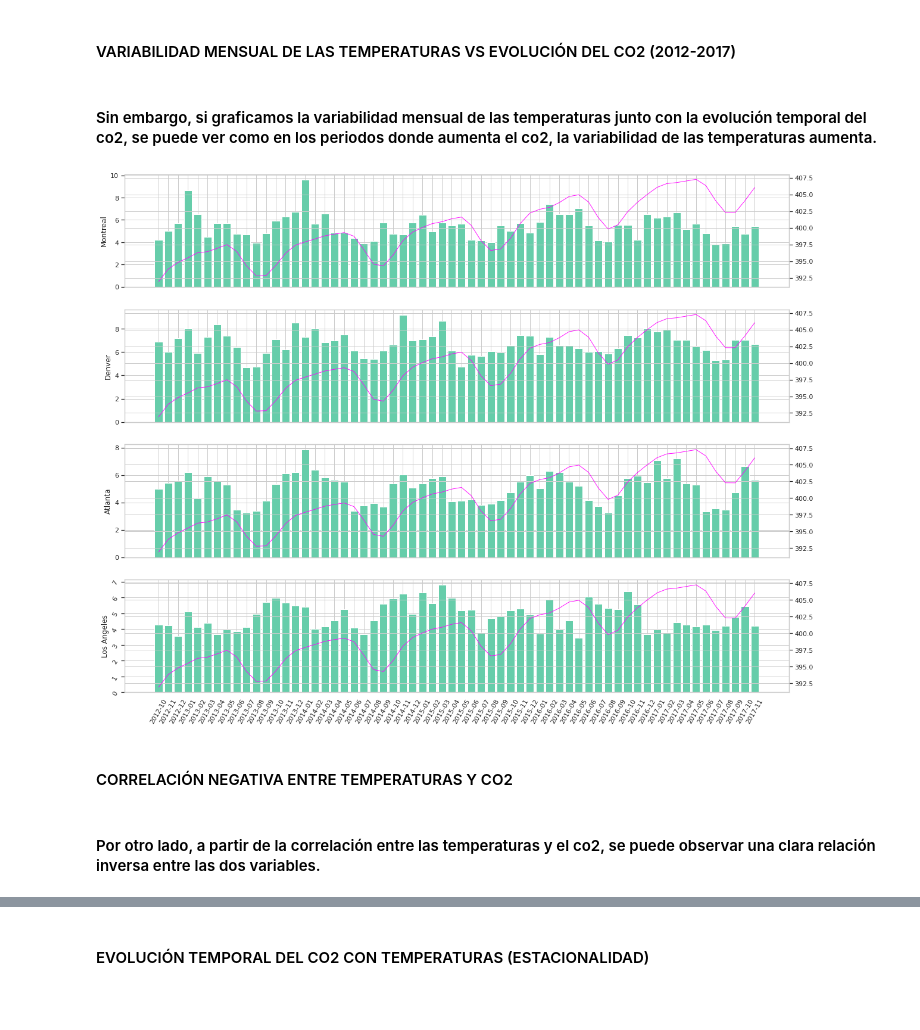
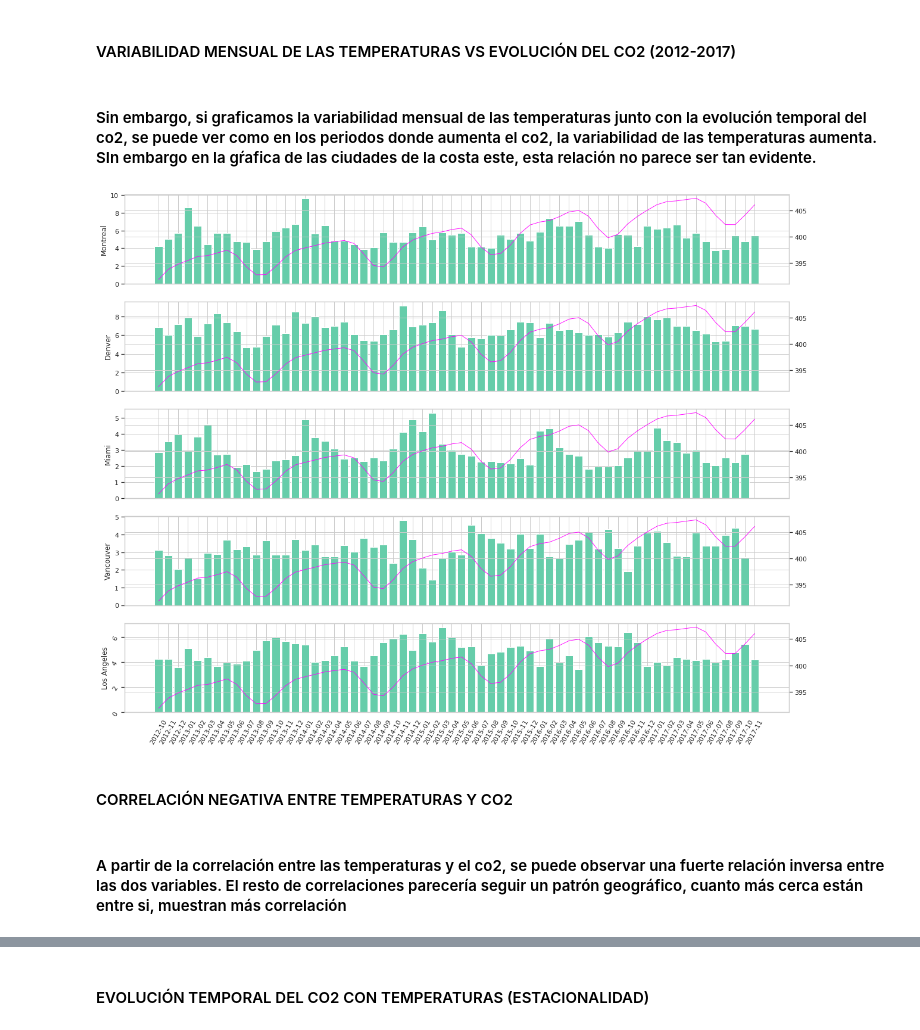
Before and after one commit to JulianTrufero/CO2-and-Temperatures-Seasonality, a Jupyter notebook: visualizations.ipynb, the cells around one changed output, grey strips where cells are left out. Cells and saved outputs as stored; diff of their text form; code cells hidden in the pictures; blank space fills up the shorter version.

```diff
--- a/visualizations.ipynb
+++ b/visualizations.ipynb
@@ -55,38 +119,44 @@ sns.lineplot(x="Date", y="Los Angeles", data=temc, ax=axs[4]).set_xticklabels(la
 # %% [markdown]
 #### VARIABILIDAD MENSUAL DE LAS TEMPERATURAS VS EVOLUCIÓN DEL CO2 (2012-2017)
 # %% [markdown]
-#### Sin embargo, si graficamos la variabilidad mensual de las temperaturas junto con la evolución temporal del co2, se puede ver como en los periodos donde aumenta el co2, la variabilidad de las temperaturas aumenta.
+#### Sin embargo, si graficamos la variabilidad mensual de las temperaturas junto con la evolución temporal del co2, se puede ver como en los periodos donde aumenta el co2, la variabilidad de las temperaturas aumenta. SIn embargo en la gŕafica de las ciudades de la costa este, esta relación no parece ser tan evidente.
 # %%
-fig, ((x1, x2, x3, x4)) = plt.subplots(nrows=4, ncols=1, sharex=True, figsize=(20, 16))
+fig, ((x1, x2, x3, x4, x5)) = plt.subplots(nrows=5, ncols=1, sharex=True, figsize=(20, 16))
 
 x1.bar(volat.Date, volat.Montreal, color="mediumaquamarine")
 x1.set_ylabel('Montreal')
 x2.bar(volat.Date, volat.Denver, color="mediumaquamarine")
 x2.set_ylabel('Denver')
-x3.bar(volat.Date, volat.Atlanta, color="mediumaquamarine")
-x3.set_ylabel('Atlanta')
-x4.bar(volat.Date, volat['Los Angeles'], color="mediumaquamarine")
-x4.set_ylabel('Los Angeles')
+x3.bar(volat.Date, volat.Miami, color="mediumaquamarine")
+x3.set_ylabel('Miami')
+x4.bar(volat.Date, volat.Vancouver, color="mediumaquamarine")
+x4.set_ylabel('Vancouver')
+x5.bar(volat.Date, volat['Los Angeles'], color="mediumaquamarine")
+x5.set_ylabel('Los Angeles')
+
 
 b = x1.twinx()
 b.plot(cco2.Date, cco2['Co2 Level'], linewidth = 0.9, color="fuchsia")
 
 b = x2.twinx()
 b.plot(cco2.Date, cco2['Co2 Level'], linewidth = 0.9, color="fuchsia")
 
 b = x3.twinx()
 b.plot(cco2.Date, cco2['Co2 Level'], linewidth = 0.9, color="fuchsia")
 
 b = x4.twinx()
 b.plot(cco2.Date, cco2['Co2 Level'], linewidth = 0.9, color="fuchsia")
 
-x4.tick_params(labelrotation=60);
+b = x5.twinx()
+b.plot(cco2.Date, cco2['Co2 Level'], linewidth = 0.9, color="fuchsia")
+
+x5.tick_params(labelrotation=60);
 # %% [output]
-[figure, old version]
+[figure, new version]
 # %% [markdown]
 #### CORRELACIÓN NEGATIVA ENTRE TEMPERATURAS Y CO2
 # %% [markdown]
-#### Por otro lado, a partir de la correlación entre las temperaturas y el co2, se puede observar una clara relación inversa entre las dos variables.
+#### A partir de la correlación entre las temperaturas y el co2, se puede observar una fuerte relación inversa entre las dos variables. El resto de correlaciones parecería seguir un patrón geográfico, cuanto más cerca están entre si, muestran más correlación
 # %%
 tro = tyc.corr()
 mascara = np.triu(np.ones_like(tro, dtype=bool)) # generamos la máscara para la triangular superior
```
Also changed, not shown: parts of 11 cells of this notebook, 2 other files.
